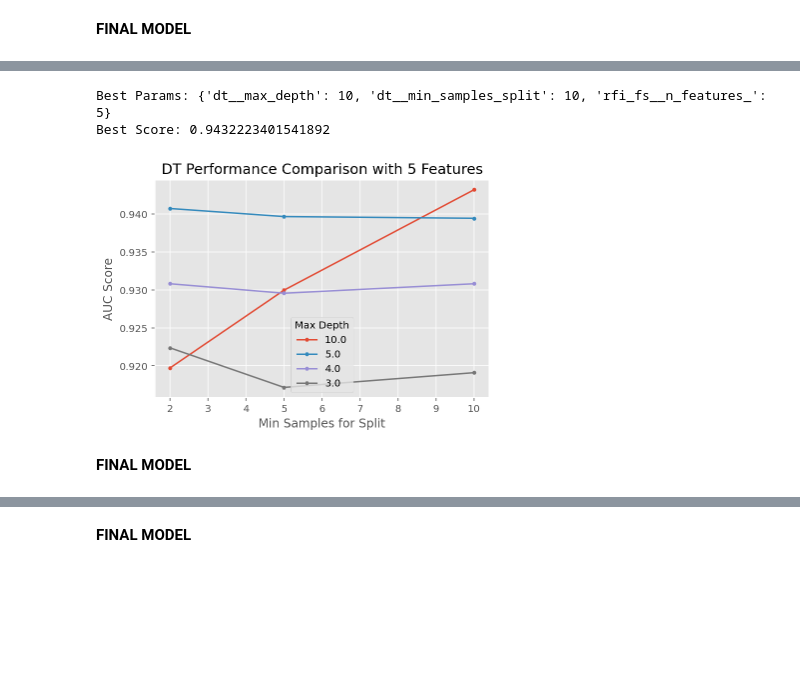
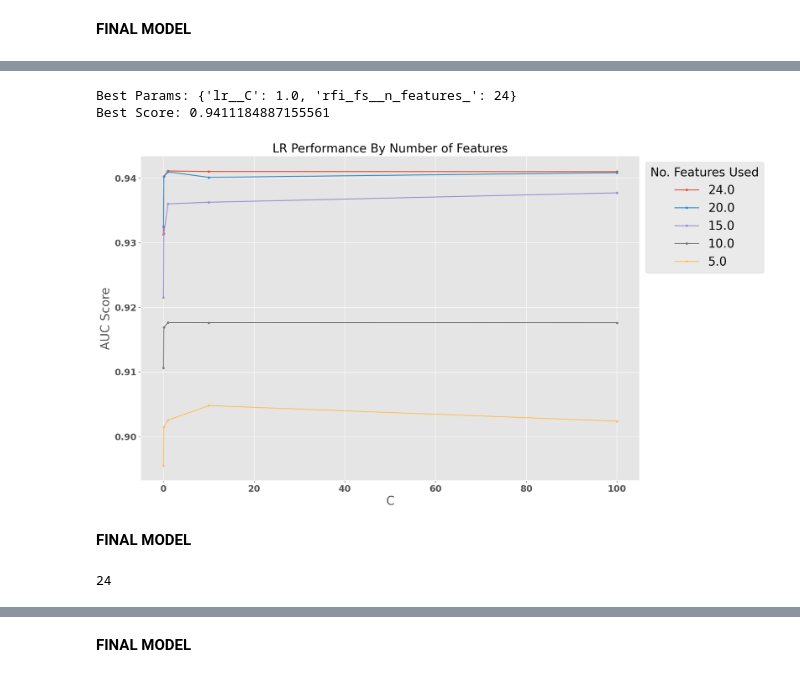
Before and after one commit to Mattjben/Passeneger-satisfaction-machine-learning, a Jupyter notebook: Phase_2_Airplane.ipynb, the cells around one changed output, grey strips where cells are left out. Saved outputs shown, nothing was run; the diff lists cells and outputs as text; code cells hidden in the pictures; blank space fills up the shorter version.

```diff
--- a/Phase_2_Airplane.ipynb
+++ b/Phase_2_Airplane.ipynb
@@ -259,7 +264,7 @@ airplane_df_scaled.head()
 # %%
-X = airplane_df_scaled.drop("Satisfaction", axis = 1)
+""""X = airplane_df_scaled.drop("Satisfaction", axis = 1)
     # Dropping the target variable
 X = X.values    # Changing into numpy array
 
 y = airplane_df_scaled["Satisfaction"]   # storing target variable "carat"
-y = y.values        # Changing to numpy array
+y = y.values        # Changing to numpy array"""
@@ -561,15 +717,17 @@ plt.show()
 # %% [markdown]
 **FINAL MODEL**
 # %%
-from sklearn.metrics import classification_report, accuracy_score , roc_auc_score
-d_train_final = d_train[:, np.r_[fs_indices_rfi[0:24]]]
-d_test_final = d_test[:, np.r_[fs_indices_rfi[0:24]]]
+d_train_final = d_train[:, np.r_[fs_indices_rfi[0:gs_pipe_DT.best_params_['rfi_fs__n_features_']]]]
+d_test_final = d_test[:, np.r_[fs_indices_rfi[0:gs_pipe_DT.best_params_['rfi_fs__n_features_']]]]
+
 np.random.seed(999)
-NB_classifier = GaussianNB(var_smoothing= 0.10234114021054533)
-NB_classifier.fit(d_train_final, t_train)
-y_predict = NB_classifier.predict(d_test_final)
+
+DT_classifier = DecisionTreeClassifier(criterion='gini', random_state=111,max_depth=gs_pipe_DT.best_params_['dt__max_depth'],min_samples_split=gs_pipe_DT.best_params_['dt__min_samples_split'])
+DT_classifier.fit(d_train_final, t_train)
+
+y_predict = DT_classifier.predict(d_test_final)
 
 print('Accuracy score:',accuracy_score(t_test,y_predict))
-print('AUC score:',roc_auc_score(t_test,y_predict))
+print('ROC-AUC score:',roc_auc_score(t_test,y_predict))
 print(classification_report(t_test,y_predict))
 # %% [output]
@@ -618,8 +774,6 @@ GridSearchCV(cv=StratifiedKFold(n_splits=5, random_state=999, shuffle=True),
 # %%
-print(f'Best Params: {gs_pipe_DT.best_params_}')
-print(f'Best Score: {gs_pipe_DT.best_score_}')
-results_DT = get_search_results(gs_pipe_DT)
-results_DT_5_features = results_DT[results_DT['rfi_fs__n_features_'] == 5.0]
+print(f'Best Params: {gs_pipe_LR.best_params_}')
+print(f'Best Score: {gs_pipe_LR.best_score_}')
 # %% [output]
-Best Params: {'dt__max_depth': 10, 'dt__min_samples_split': 10, 'rfi_fs__n_features_': 5}
-Best Score: 0.9432223401541892
+Best Params: {'lr__C': 1.0, 'rfi_fs__n_features_': 24}
+Best Score: 0.9411184887155561
@@ -626,17 +782,30 @@ Best Score: 0.9432223401541892
 # %%
-for i in results_DT_5_features['dt__max_depth'].unique():
-    temp = results_DT_5_features[results_DT_5_features['dt__max_depth'] == i]
-    lists = sorted(zip(*[temp['dt__min_samples_split'], temp['mean_score']]))
-    new_x, new_y = list(zip(*lists))
-    plt.plot(new_x, new_y, marker = '.', label = i)
+plt.figure(figsize=(15,10)) # Setting the PLot size
 
-plt.legend(title = "Max Depth")
-plt.xlabel('Min Samples for Split')
-plt.ylabel("AUC Score")
-plt.title("DT Performance Comparison with 5 Features")
+for i in results_LR['rfi_fs__n_features_'].unique():
+
+   temp = results_LR[results_LR['rfi_fs__n_features_'] == i]
+   lists = sorted(zip(*[temp['lr__C'], temp['mean_score']]))
+   new_x, new_y = list(zip(*lists))
+   plt.plot(new_x, new_y, marker = '.', label = i)
+
+
+
+plt.legend(title = "No. Features Used", fontsize = 20, title_fontsize = 20, bbox_to_anchor=[1, 1])
+plt.xlabel('C', fontsize = 20)
+plt.ylabel("ROC-AUC Score", fontsize = 20)
+
+plt.xticks( weight = 'bold', fontsize = 15)
+plt.yticks( weight = 'bold', fontsize = 15)
+
+plt.title("LR Performance By Number of Features", fontsize = 20)
 plt.show()
 # %% [output]
-[figure, old version]
+[figure, new version]
 # %% [markdown]
 **FINAL MODEL**
+# %%
+gs_pipe_LR.best_params_['rfi_fs__n_features_']
+# %% [output]
+24
 # %%
```
Also changed, not shown: parts of 79 cells of this notebook, 1 other file.
